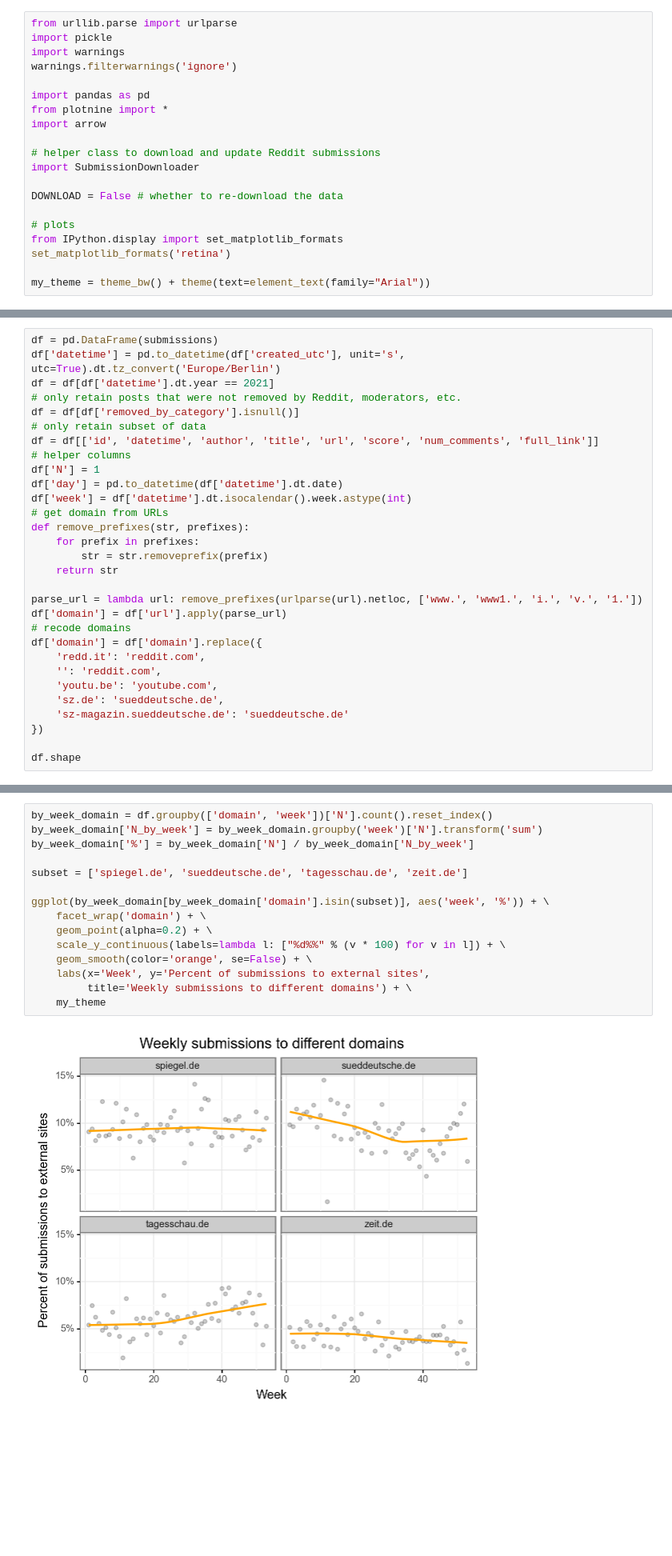
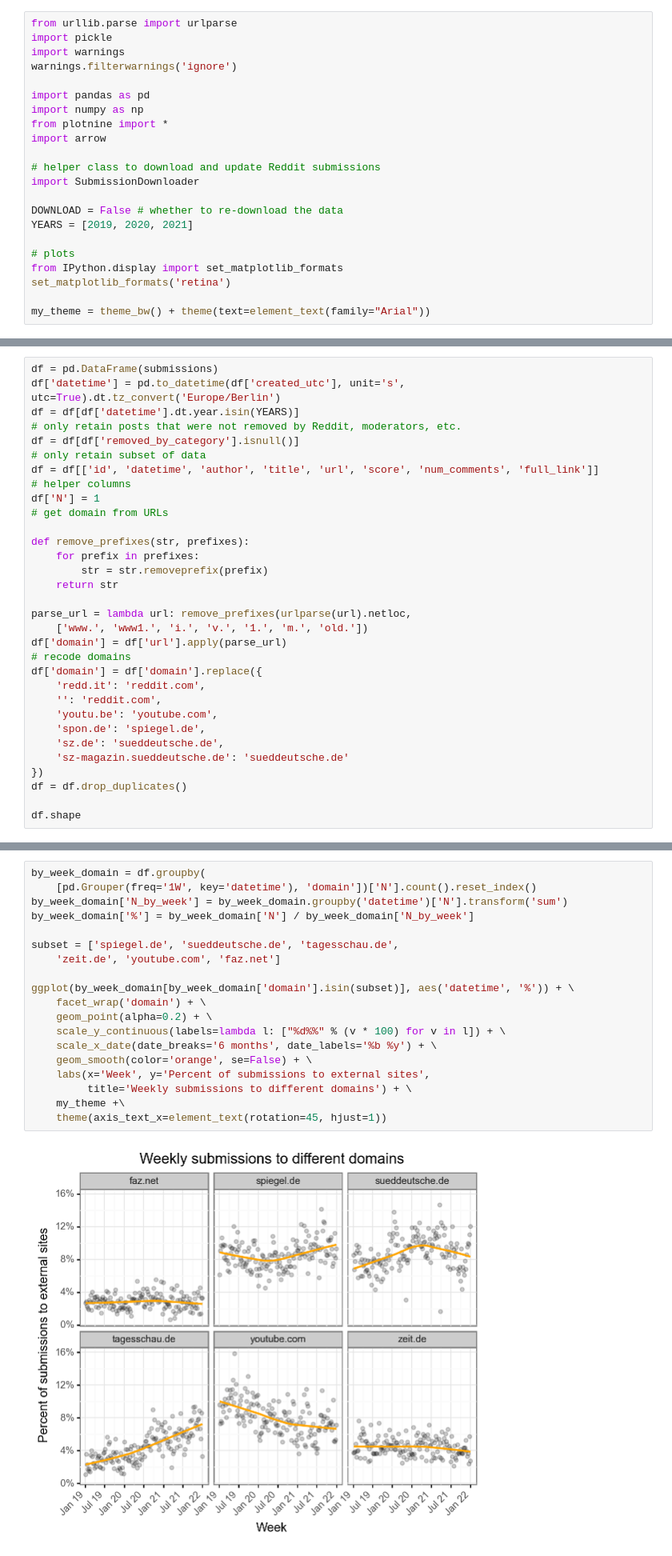
Before and after one commit to elbersb/reddit_media, a Jupyter notebook: reddit_analysis.ipynb, the cells around one changed output, grey strips where cells are left out. Shown at 80% size. Drawn from its saved outputs; the diff is of its cells as text; blank space fills up the shorter version.

Commit message:
add more caching, three years of data

```diff
--- a/reddit_analysis.ipynb
+++ b/reddit_analysis.ipynb
@@ -27,6 +27,7 @@ import warnings
 warnings.filterwarnings('ignore')
 
 import pandas as pd
+import numpy as np
 from plotnine import *
 import arrow
 
@@ -34,6 +35,7 @@ import arrow
 import SubmissionDownloader
 
 DOWNLOAD = False # whether to re-download the data
+YEARS = [2019, 2020, 2021]
 
 # plots
 from IPython.display import set_matplotlib_formats
@@ -72,31 +82,33 @@ All submissions that were deleted by Reddit or the moderators are also removed f
 # %%
 df = pd.DataFrame(submissions)
 df['datetime'] = pd.to_datetime(df['created_utc'], unit='s', utc=True).dt.tz_convert('Europe/Berlin')
-df = df[df['datetime'].dt.year == 2021]
+df = df[df['datetime'].dt.year.isin(YEARS)]
 # only retain posts that were not removed by Reddit, moderators, etc.
 df = df[df['removed_by_category'].isnull()]
 # only retain subset of data
 df = df[['id', 'datetime', 'author', 'title', 'url', 'score', 'num_comments', 'full_link']]
 # helper columns
 df['N'] = 1
-df['day'] = pd.to_datetime(df['datetime'].dt.date)
-df['week'] = df['datetime'].dt.isocalendar().week.astype(int)
 # get domain from URLs
+
 def remove_prefixes(str, prefixes):
     for prefix in prefixes:
         str = str.removeprefix(prefix)
     return str
 
-parse_url = lambda url: remove_prefixes(urlparse(url).netloc, ['www.', 'www1.', 'i.', 'v.', '1.'])
+parse_url = lambda url: remove_prefixes(urlparse(url).netloc,
+    ['www.', 'www1.', 'i.', 'v.', '1.', 'm.', 'old.'])
 df['domain'] = df['url'].apply(parse_url)
 # recode domains
 df['domain'] = df['domain'].replace({
     'redd.it': 'reddit.com',
     '': 'reddit.com',
     'youtu.be': 'youtube.com',
+    'spon.de': 'spiegel.de',
     'sz.de': 'sueddeutsche.de',
     'sz-magazin.sueddeutsche.de': 'sueddeutsche.de'
 })
+df = df.drop_duplicates()
 
 df.shape
 # %% [output]
@@ -203,17 +220,21 @@ the upswing.
 # %%
-by_week_domain = df.groupby(['domain', 'week'])['N'].count().reset_index()
-by_week_domain['N_by_week'] = by_week_domain.groupby('week')['N'].transform('sum')
+by_week_domain = df.groupby(
+    [pd.Grouper(freq='1W', key='datetime'), 'domain'])['N'].count().reset_index()
+by_week_domain['N_by_week'] = by_week_domain.groupby('datetime')['N'].transform('sum')
 by_week_domain['%'] = by_week_domain['N'] / by_week_domain['N_by_week']
 
-subset = ['spiegel.de', 'sueddeutsche.de', 'tagesschau.de', 'zeit.de']
+subset = ['spiegel.de', 'sueddeutsche.de', 'tagesschau.de',
+    'zeit.de', 'youtube.com', 'faz.net']
 
-ggplot(by_week_domain[by_week_domain['domain'].isin(subset)], aes('week', '%')) + \
+ggplot(by_week_domain[by_week_domain['domain'].isin(subset)], aes('datetime', '%')) + \
     facet_wrap('domain') + \
     geom_point(alpha=0.2) + \
     scale_y_continuous(labels=lambda l: ["%d%%" % (v * 100) for v in l]) + \
+    scale_x_date(date_breaks='6 months', date_labels='%b %y') + \
     geom_smooth(color='orange', se=False) + \
     labs(x='Week', y='Percent of submissions to external sites',
          title='Weekly submissions to different domains') + \
-    my_theme
+    my_theme +\
+    theme(axis_text_x=element_text(rotation=45, hjust=1))
 # %% [output]
-[figure, old version]
+[figure, new version]
```
Also changed, not shown: parts of 31 cells of this notebook, 2 other files.
